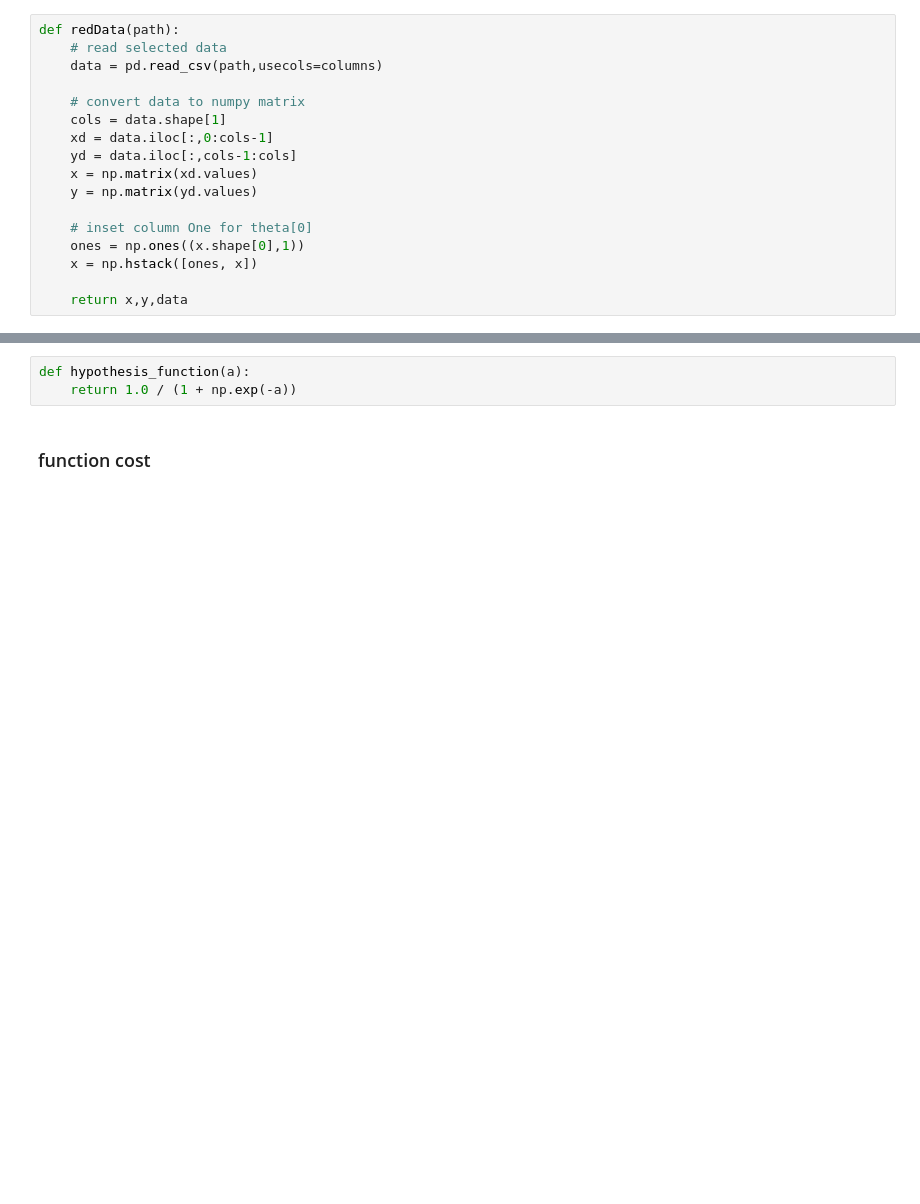
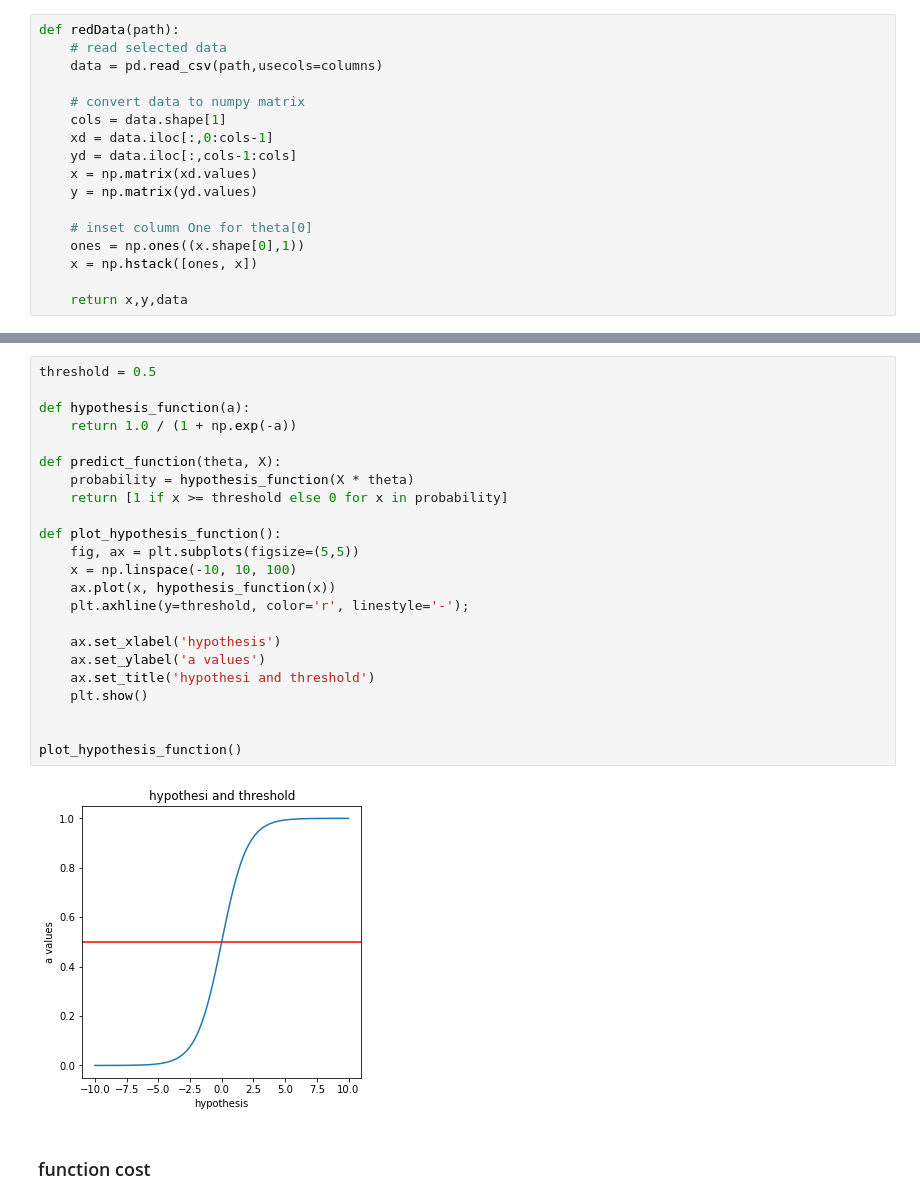
Before and after one commit to amr-lounis/project-machine-lirning-, a Jupyter notebook: classification - Logistic Regression (LgR)/Gradient Descent (GD)/Gradient Descent (GD).ipynb, the cells around one changed output, grey strips where cells are left out. Saved outputs shown, nothing was run; the diff lists cells and outputs as text; blank space fills up the shorter version.

```diff
--- a/classification - Logistic Regression (LgR)/Gradient Descent (GD)/Gradient Descent (GD).ipynb
+++ b/classification - Logistic Regression (LgR)/Gradient Descent (GD)/Gradient Descent (GD).ipynb
@@ -41,6 +46,28 @@ def redData(path):
-# %%
-def hypothesis_function(a):
-    return 1.0 / (1 + np.exp(-a))
+# %%
+threshold = 0.5
+
+def hypothesis_function(a):
+    return 1.0 / (1 + np.exp(-a))
+
+def predict_function(theta, X):
+    probability = hypothesis_function(X * theta)
+    return [1 if x >= threshold else 0 for x in probability]
+
+def plot_hypothesis_function():
+    fig, ax = plt.subplots(figsize=(5,5))
+    x = np.linspace(-10, 10, 100)
+    ax.plot(x, hypothesis_function(x))
+    plt.axhline(y=threshold, color='r', linestyle='-');
+
+    ax.set_xlabel('hypothesis')
+    ax.set_ylabel('a values')
+    ax.set_title('hypothesi and threshold')
+    plt.show()
+
+
+plot_hypothesis_function()
+# %% [output]
+[figure, added]
 # %% [markdown]
 ### function  cost
 # %%
```
Also changed, not shown: parts of 11 cells of this notebook, 25 other files.
